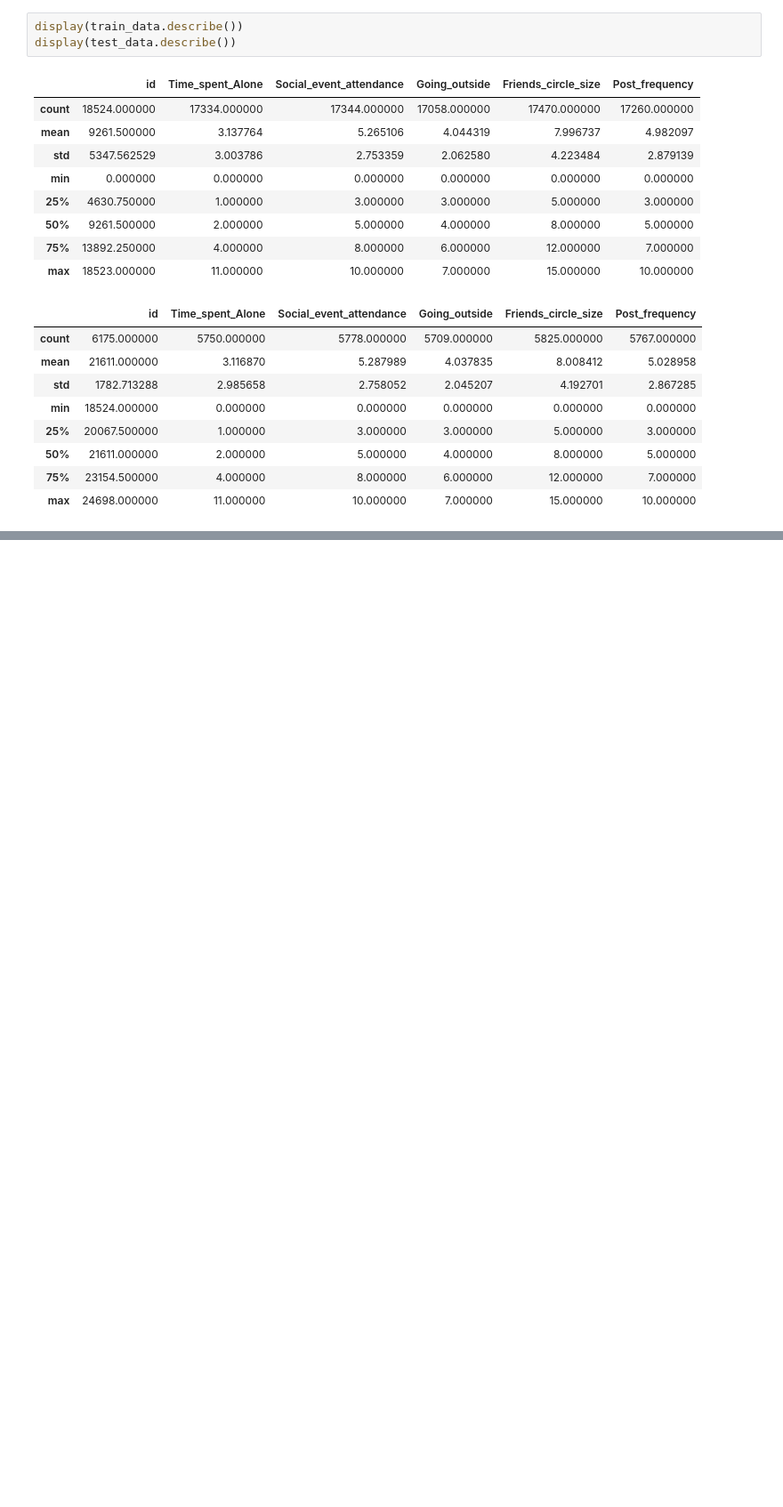
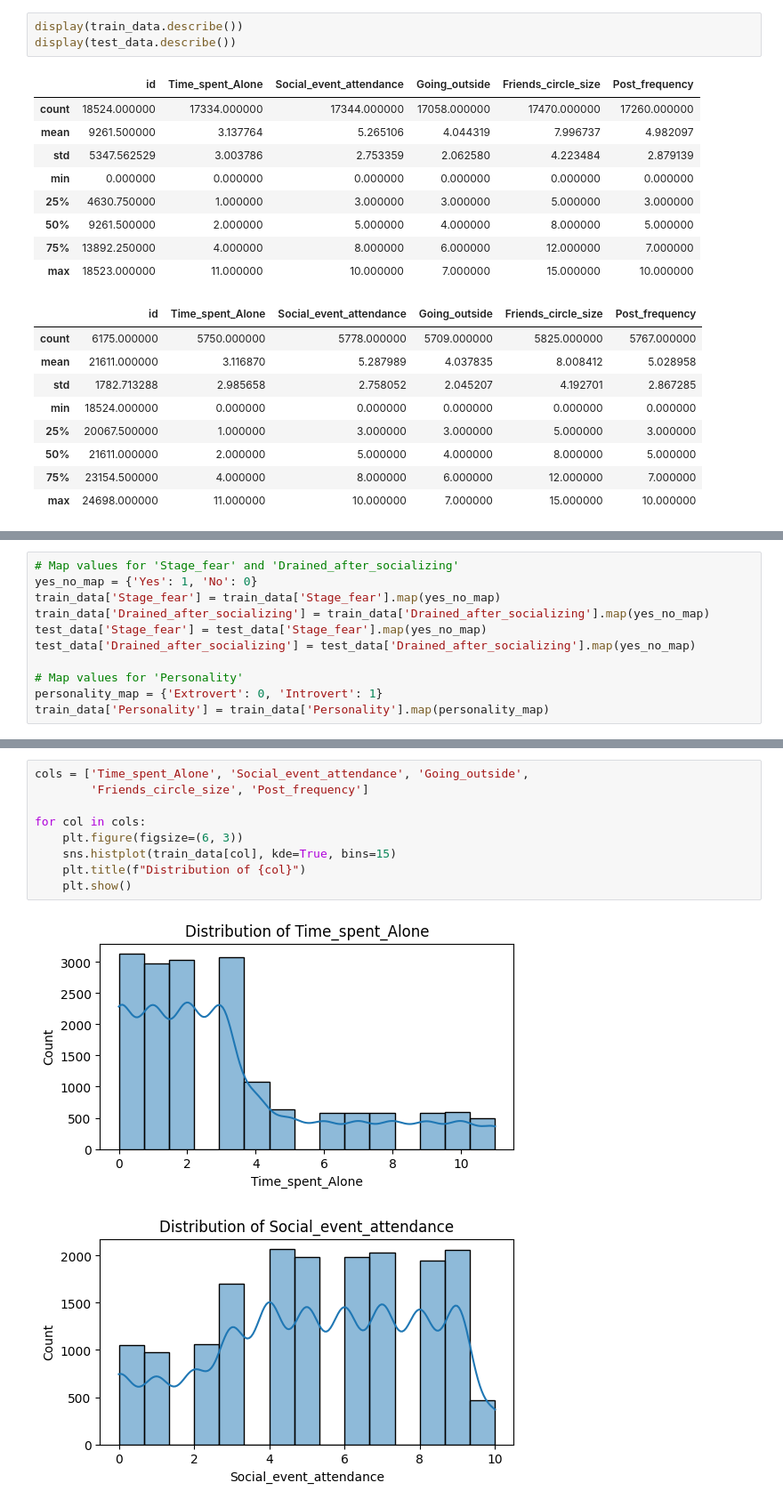
Before and after one commit to KoKoustav/Predict-the-Introverts-from-the-Extroverts, a Jupyter notebook: notebook.ipynb, the cells around one changed output, grey strips where cells are left out. Shown at 89% size. Drawn from its saved outputs; the diff is of its cells as text; blank space fills up the shorter version.

```diff
--- a/notebook.ipynb
+++ b/notebook.ipynb
@@ -91,0 +102,11 @@ display(test_data.describe())
+# %%
+# Map values for 'Stage_fear' and 'Drained_after_socializing'
+yes_no_map = {'Yes': 1, 'No': 0}
+train_data['Stage_fear'] = train_data['Stage_fear'].map(yes_no_map)
+train_data['Drained_after_socializing'] = train_data['Drained_after_socializing'].map(yes_no_map)
+test_data['Stage_fear'] = test_data['Stage_fear'].map(yes_no_map)
+test_data['Drained_after_socializing'] = test_data['Drained_after_socializing'].map(yes_no_map)
+
+# Map values for 'Personality'
+personality_map = {'Extrovert': 0, 'Introvert': 1}
+train_data['Personality'] = train_data['Personality'].map(personality_map)
@@ -91,0 +145,12 @@ display(test_data.describe())
+# %%
+cols = ['Time_spent_Alone', 'Social_event_attendance', 'Going_outside',
+        'Friends_circle_size', 'Post_frequency']
+
+for col in cols:
+    plt.figure(figsize=(6, 3))
+    sns.histplot(train_data[col], kde=True, bins=15)
+    plt.title(f"Distribution of {col}")
+    plt.show()
+# %% [output]
+[figure, added]
+[figure, added]
```
Also changed, not shown: parts of 25 cells of this notebook, 1 other file.
